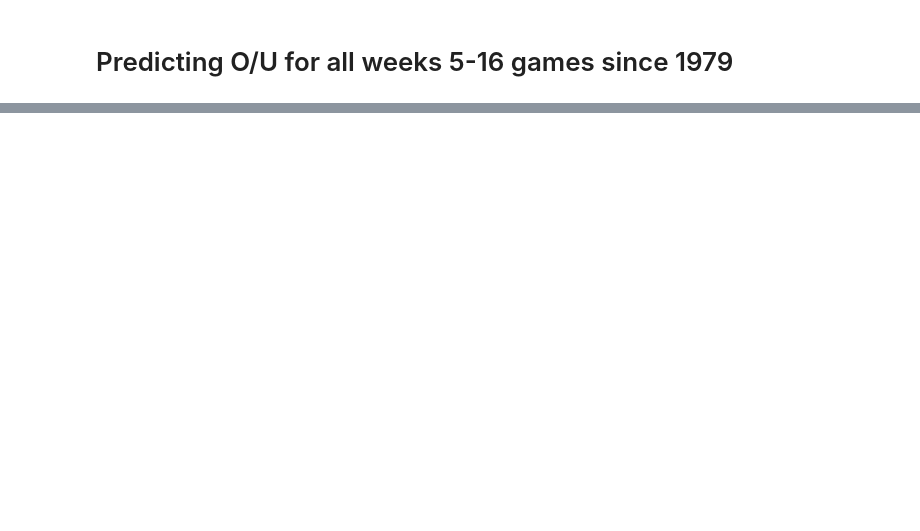
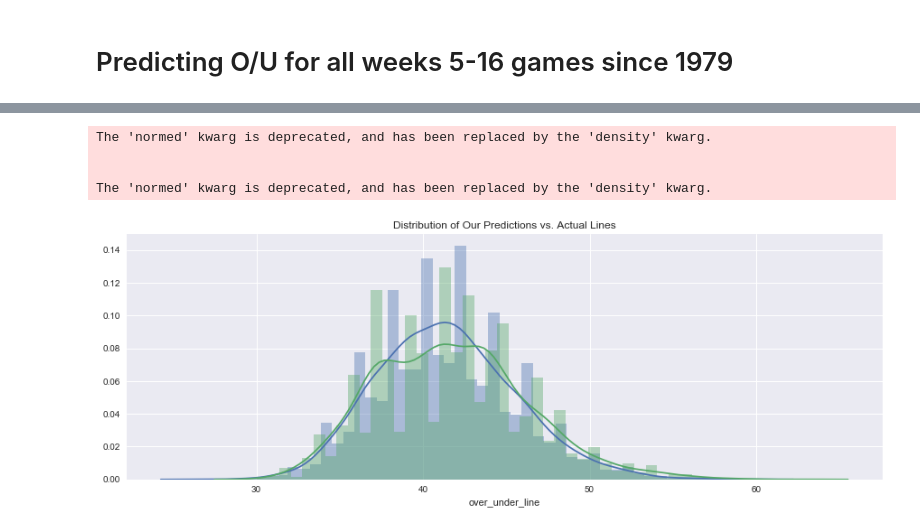
Before and after one commit to slieb74/NFL-Betting-Data, a Jupyter notebook: week_one_predictions.ipynb, the cells around one changed output, grey strips where cells are left out. Saved outputs shown, nothing was run; the diff lists cells and outputs as text; code cells hidden in the pictures; blank space fills up the shorter version.

```diff
--- a/week_one_predictions.ipynb
+++ b/week_one_predictions.ipynb
@@ -467,3 +532,14 @@ NameError: name 'all_games_df' is not defined
+# %%
+plt.figure(figsize=(15,5))
+sns.distplot(all_preds)
+sns.distplot(all_df.over_under_line)
+plt.title('Distribution of Our Predictions vs. Actual Lines');
+# %% [output]
+The 'normed' kwarg is deprecated, and has been replaced by the 'density' kwarg.
+
+
+The 'normed' kwarg is deprecated, and has been replaced by the 'density' kwarg.
+[figure, added]
 # %%
 line=47.5
 pred_o_given_o = len(preds_df[(preds_df.over_under_result==1) & (preds_df.over_under_line==line) & (preds_df.over_under_pred>preds_df.over_under_line)])/len(preds_df[(preds_df.over_under_result==1) & (preds_df.over_under_line==line)])
```
Also changed, not shown: parts of 8 cells of this notebook, 1 other file.
